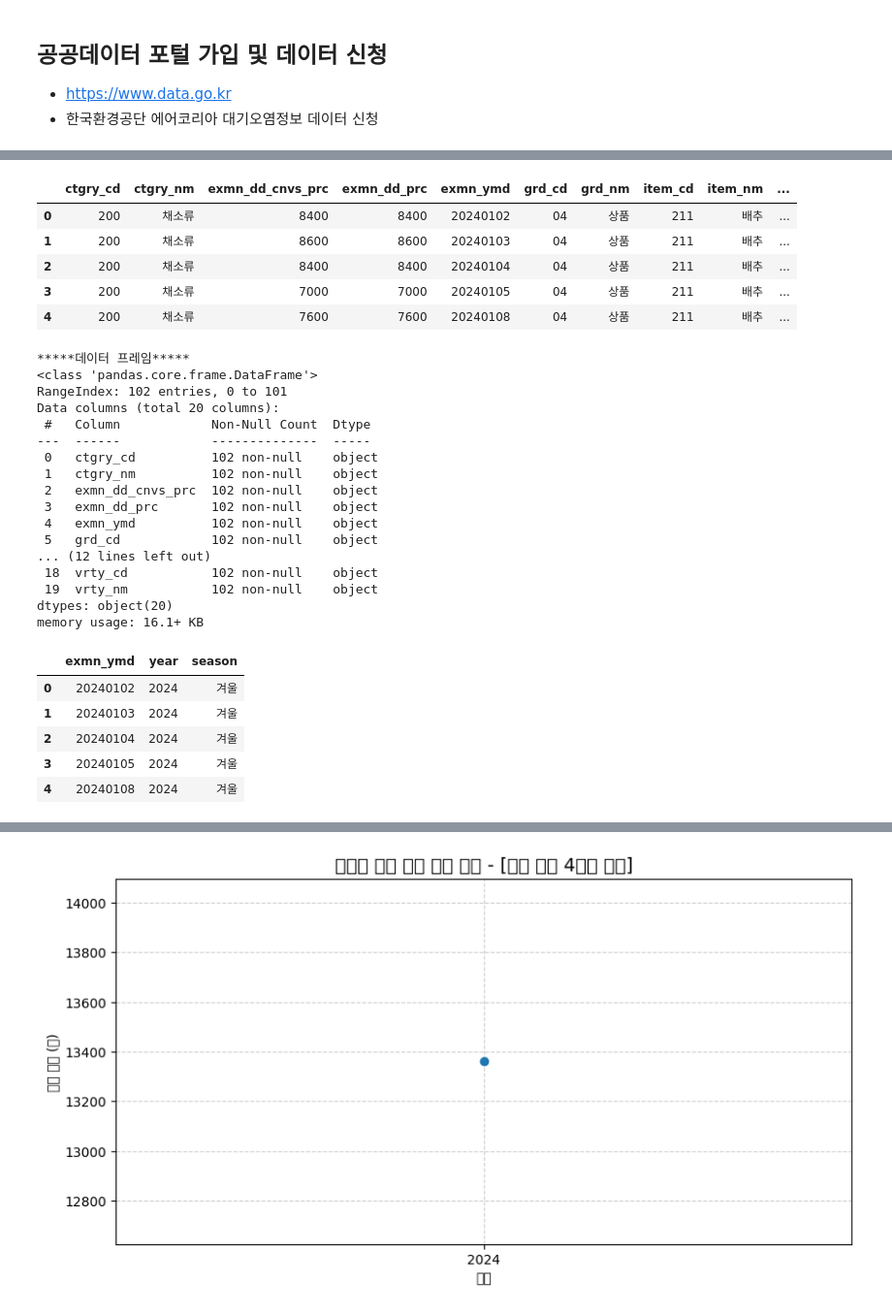
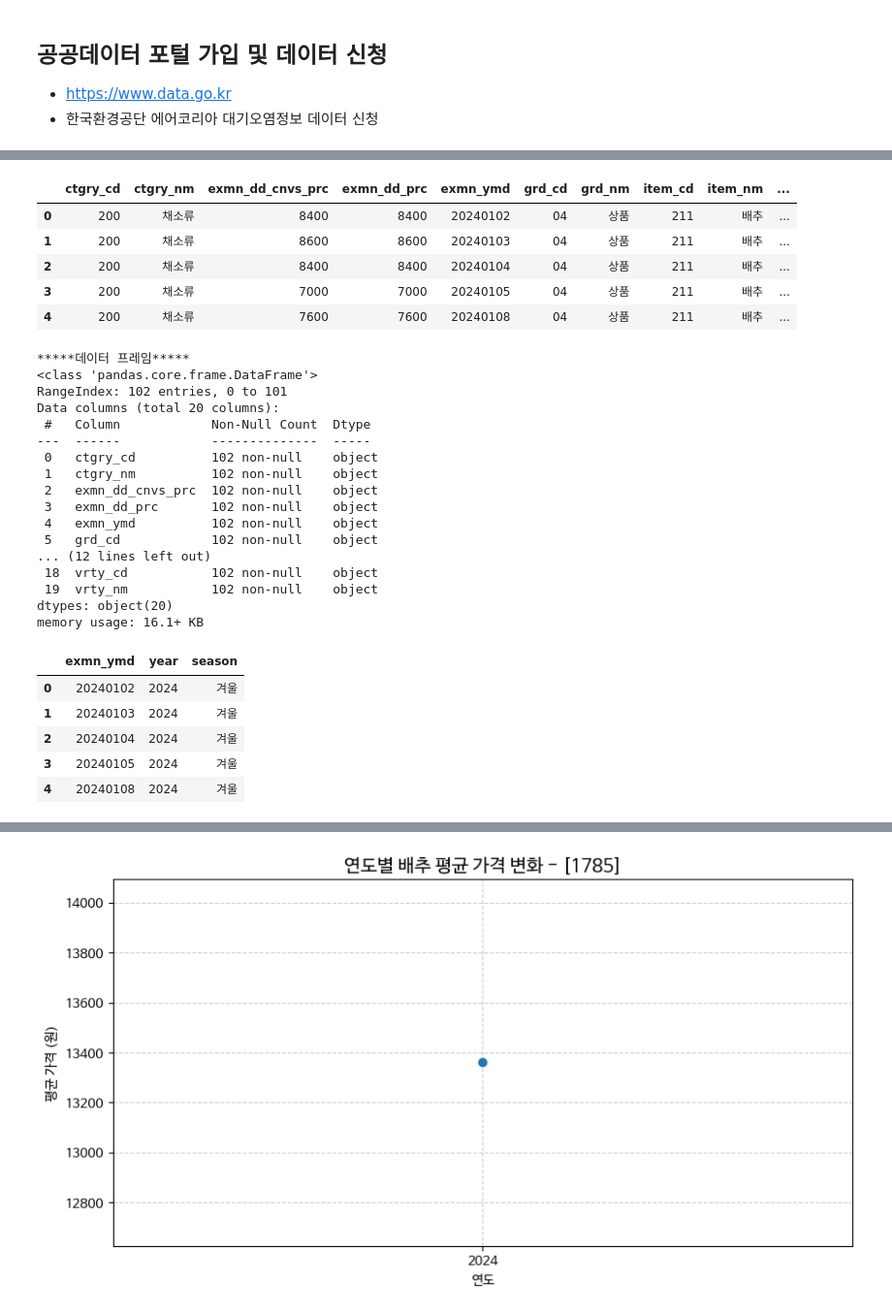
Before and after one commit to SeungGyo-Jung/Data-Analysis-with-Open-Source, a Jupyter notebook: 오픈소스_데이터_분석_4강.ipynb, the cells around one changed output, grey strips where cells are left out. Shown at 97% size. Saved outputs shown, nothing was run; the diff lists cells and outputs as text; code cells hidden in the pictures.

```diff
--- a/오픈소스_데이터_분석_4강.ipynb
+++ b/오픈소스_데이터_분석_4강.ipynb
@@ -110,13 +240,12 @@ driver.quit()
 - [https://www.data.go.kr](https://www.data.go.kr)
 - 한국환경공단 에어코리아 대기오염정보 데이터 신청
 # %%
-!sudo apt-get install -y fonts-nanum
-!sudo fc-cache -fv
-!rm ~/.cache/matplotlib -rf
 
 import requests
 import pandas as pd
 import time
+import matplotlib.pyplot as plt
+
 
 ## 데이터 수집 url 및 api key 설정
 url = "https://apis.data.go.kr/B552845/perDay/price"
@@ -243,7 +372,7 @@ plt.figure(figsize=(10, 5))
 plt.plot(yearly_mean.index, yearly_mean.values, marker='o', linewidth=2, color='tab:blue')
 
 # 제목에 학번 입력 필수
-plt.title('연도별 배추 평균 가격 변화 - [본인 학번 4자리 입력]', fontsize=14)
+plt.title('연도별 배추 평균 가격 변화 - [1785]', fontsize=14)
 plt.xlabel('연도')
 plt.ylabel('평균 가격 (원)')
 
@@ -320 +419 @@ WARNING:matplotlib.font_manager:findfont: Font family 'NanumBarunGothic' not fou
-[figure, old version]
+[figure, new version]
```
Also changed, not shown: parts of 3 cells of this notebook.
